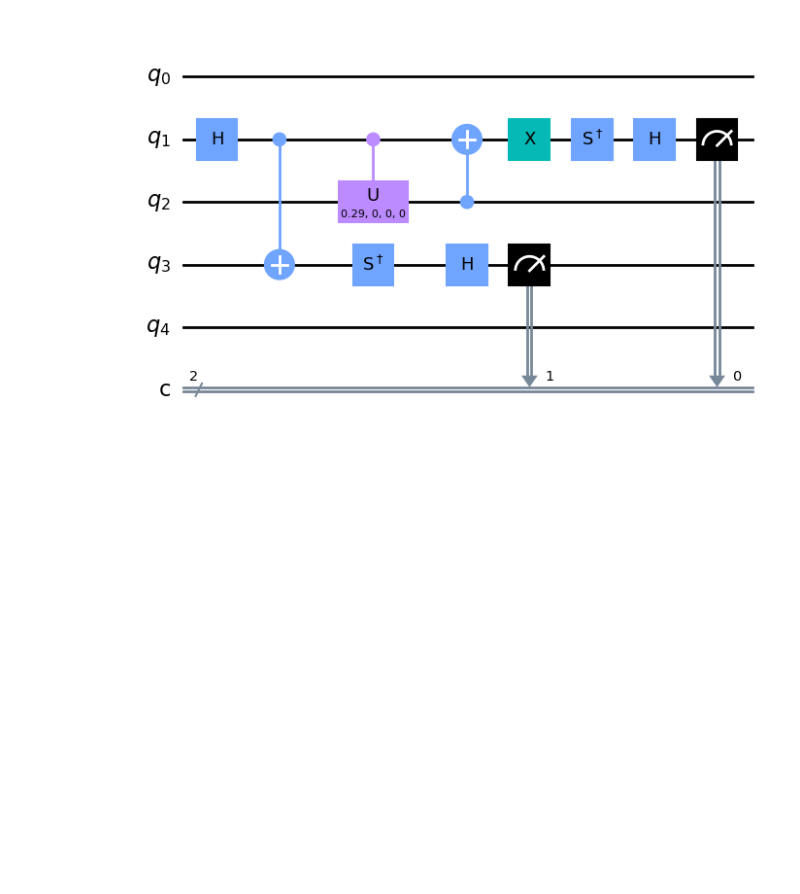
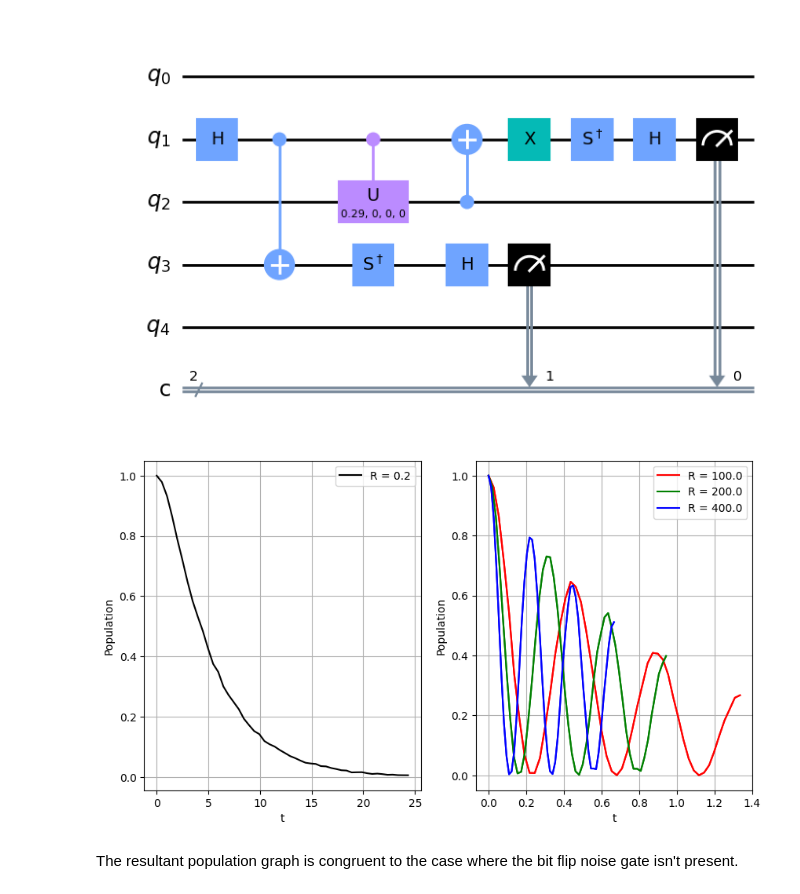
Before and after one commit to DBasoco/open-quantum-systems, a Jupyter notebook: amplitude_damping/amplitude_damping.ipynb, the cells around one changed output. Cells and saved outputs as stored; diff of their text form; code cells hidden in the pictures; blank space fills up the shorter version.

```diff
--- a/amplitude_damping/amplitude_damping.ipynb
+++ b/amplitude_damping/amplitude_damping.ipynb
@@ -282,7 +287,7 @@ Non-Markovianity with Noise
 
 from amplitude_damping import *
 
-SHOTS = 8192
+SHOTS = 1024
 
 # The values for R and corresponding times,
 # as well as the observables needed for the witness
@@ -318,3 +323,62 @@ for R in R_values:
 circuits[0.2]['yy'][1].draw(output='mpl')
 # %% [output]
 [figure]
+# %%
+# Execute the circuits on the local simulator
+jobs_sim = {}
+for R in R_values:
+    jobs_sim[R] = {}
+    for observable in observables:
+        jobs_sim[R][observable] = execute(circuits[R][observable], backend = simulator, shots = SHOTS)
+
+# Analyse the outcomes
+## Compute expected values
+expected_sim = {}
+for R in R_values:
+    expected_sim[R] = {}
+    for observable in observables:
+        expected_sim[R][observable] = []
+        current_job_res = jobs_sim[R][observable].result()
+        for i in range(npoints):
+            counts = current_job_res.get_counts(i)
+            expc = 0.0
+            for outcome in counts:
+                if outcome[0] == outcome[1]:
+                    expc += counts[outcome]/float(SHOTS)
+                else:
+                    expc -= counts[outcome]/float(SHOTS)
+            expected_sim[R][observable].append(expc)
+
+## Compute witness
+witness_noise = {}
+for R in R_values:
+    witness_noise[R] = []
+    for i in range(npoints):
+        w = 0.25*(1.0+expected_sim[R]['xx'][i]-expected_sim[R]['yy'][i]+expected_sim[R]['zz'][i])
+        witness_noise[R].append(w)
+
+# Plot the results
+fig_idx = 221
+plt.figure(figsize=(10,12))
+plt.subplot(fig_idx)
+plt.plot(t_values[0.2], populations_sim[0.2], c = 'k',label = 'R = 0.2')
+plt.xlabel('t')
+plt.ylabel('Population')
+plt.legend()
+fig_idx += 1
+plt.grid()
+
+for i,R in enumerate(R_values[1:]):
+    c = ['r', 'g', 'b'][i]
+    plt.subplot(fig_idx)
+    plt.plot(t_values[R], populations_sim[R], c = c, label=r'R = ' + str(R))
+    plt.plot(t_values[R], populations_sim[R], c = c, ls = '-')
+plt.xlabel('t')
+plt.ylabel('Population')
+plt.legend()
+fig_idx += 1
+plt.grid()
+# %% [output]
+[figure, added]
+# %% [markdown]
+The resultant population graph is congruent to the case where the bit flip noise gate isn't present.
```
Also changed, not shown: parts of 6 cells of this notebook, 2 other files.
